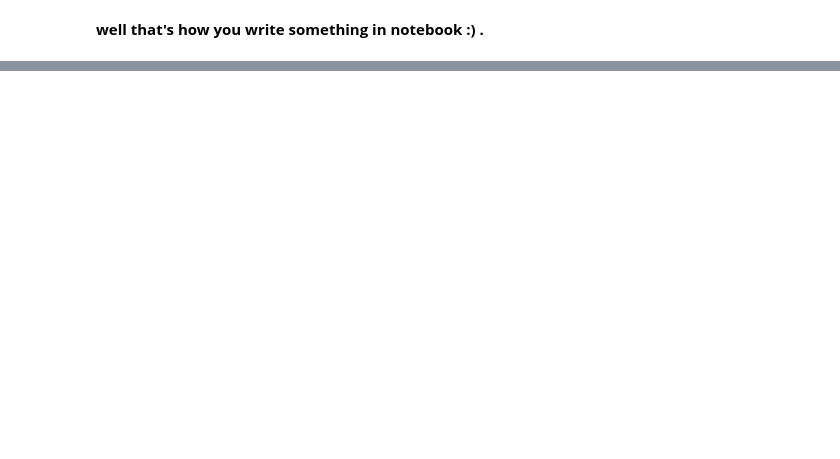
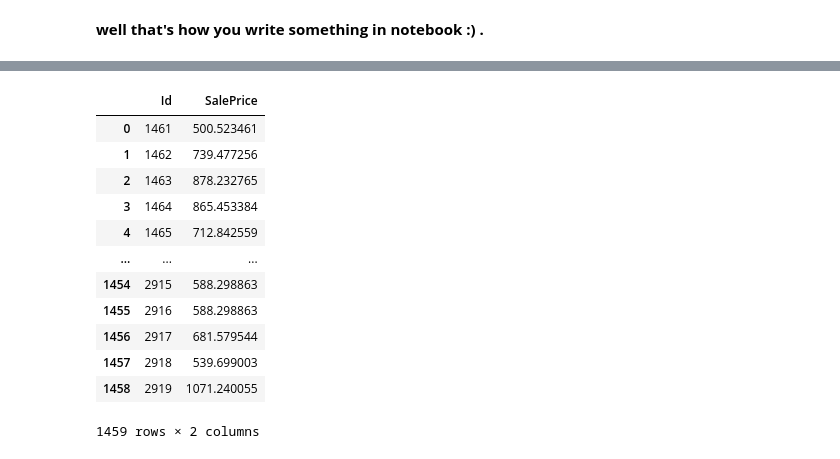
Before and after one commit to adisasuke/kaggle, a Jupyter notebook: house_pricing_demo.ipynb, the cells around one changed output, grey strips where cells are left out. Saved outputs shown, nothing was run; the diff lists cells and outputs as text; code cells hidden in the pictures; blank space fills up the shorter version.

```diff
--- a/house_pricing_demo.ipynb
+++ b/house_pricing_demo.ipynb
@@ -197,3 +352,5 @@ sns.distplot(df4.loc[df4['HasBsmt']==1,'TotalBsmtSF'],fit=norm)
 df5 = df4[['YearBuilt','OverallQual','TotalBsmtSF','GrLivArea']]
 df5 = pd.get_dummies(df5)
 df5.head(5)
+x = df5
+y= df4['SalePrice']
@@ -199,0 +388,19 @@ df5.head(5)
+# %%
+y_pred = pd.Series(reg.predict(x_test))
+ID = data['Id']
+sol = pd.concat([ID,y_pred],keys=['Id','SalePrice'],axis=1)
+sol
+# %% [output]
+|  | Id | SalePrice |
+| 0 | 1461 | 500.523461 |
+| 1 | 1462 | 739.477256 |
+| 2 | 1463 | 878.232765 |
+| 3 | 1464 | 865.453384 |
+| 4 | 1465 | 712.842559 |
+| ... | ... | ... |
+| 1454 | 2915 | 588.298863 |
+| 1455 | 2916 | 588.298863 |
+| 1456 | 2917 | 681.579544 |
+| 1457 | 2918 | 539.699003 |
+| 1458 | 2919 | 1071.240055 |
+1459 rows × 2 columns
```
Also changed, not shown: parts of 30 cells of this notebook.
